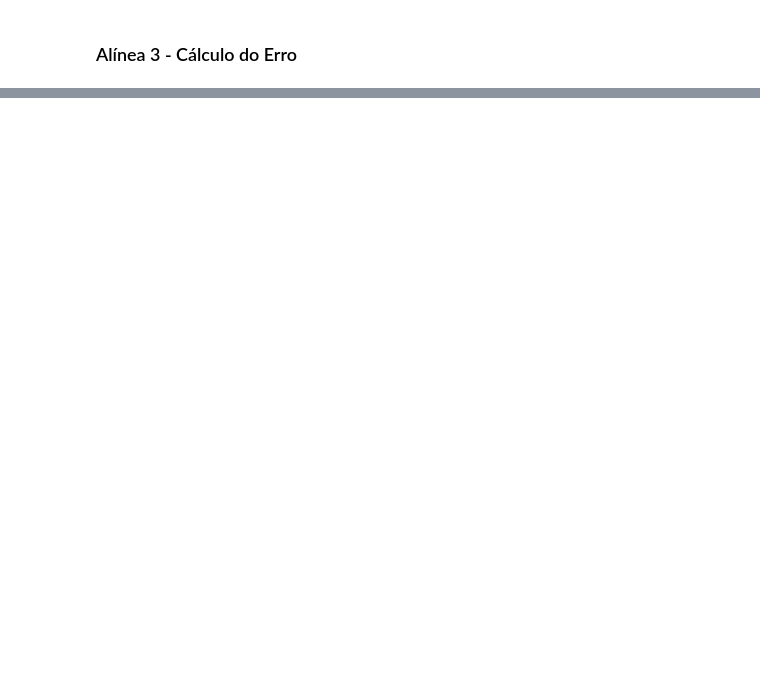
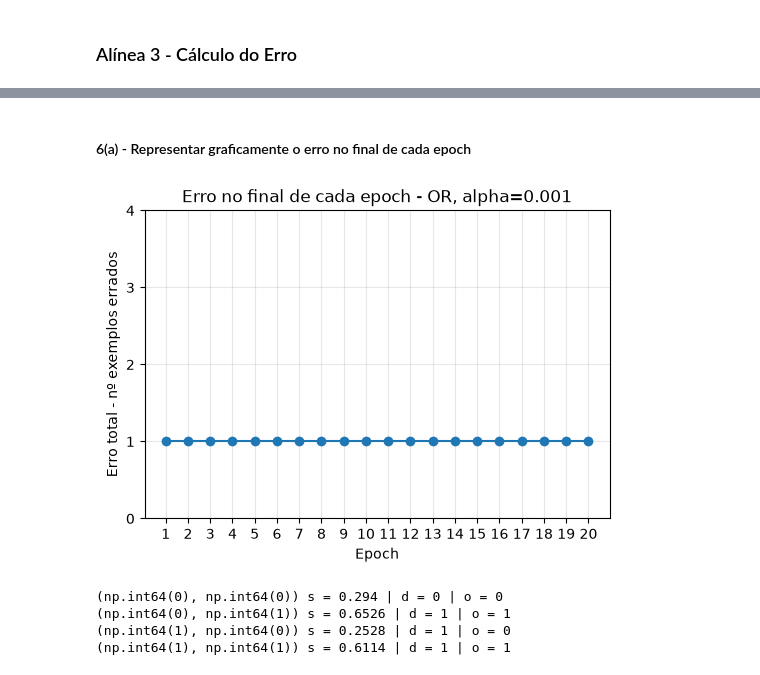
Before and after one commit to Lopes2711/IAA, a Jupyter notebook: sup_learning/sup_learning.ipynb, the cells around one changed output, grey strips where cells are left out. Saved outputs shown, nothing was run; the diff lists cells and outputs as text; code cells hidden in the pictures; blank space fills up the shorter version.

```diff
--- a/sup_learning/sup_learning.ipynb
+++ b/sup_learning/sup_learning.ipynb
@@ -56,3 +64,4 @@ Os elementos de `e` podem ter 3 valores possíveis:
 - -1: indica que o output é 1, mas a resposta desejada seria 0.
 # %%
-e = d - o
+def compute_error(d, o):
+    return d - o
@@ -58,0 +91,48 @@ e = d - o
+# %%
+def train_perceptron(X, d, alpha=10E-4, epochs=20, rng=None):
+    w = init_weights(rng)
+
+    error_history = []
+    weights_history = []
+
+    for epoch in range(epochs):
+        o = compute_outputs(X, w)
+        e = compute_error(d, o)
+        dw = compute_deltas(X, e, alpha)
+        w += dw
+
+        e_new = compute_error(d, compute_outputs(X, w))
+        error_history.append(np.sum(np.abs(e_new)))
+        weights_history.append(w.copy())
+
+    return np.array(weights_history), np.array(error_history)
+# %% [markdown]
+#### 6(a) - Representar graficamente o erro no final de cada epoch
+# %%
+rng = np.random.default_rng(42)
+
+weights_history, error_history = train_perceptron(X, d, rng=rng)
+
+epochs_axis = np.arange(1, len(error_history) + 1)
+
+plt.figure(figsize=(6,4))
+plt.plot(epochs_axis, error_history, marker="o")
+plt.xlabel("Epoch")
+plt.ylabel("Erro total - nº exemplos errados")
+plt.title("Erro no final de cada epoch - OR, alpha=0.001")
+plt.xticks(epochs_axis)
+plt.yticks(range(5))
+plt.grid(True, alpha=0.3)
+plt.show()
+
+
+w = weights_history[-1]  # pesos finais
+for (x1, x2), target in zip(X, d):
+    s = w[0] + w[1] * x1 + w[2] * x2
+    print((x1, x2), "s =", round(s, 4), "| d =", target, "| o =", activation_function(s))
+# %% [output]
+[figure, added]
+(np.int64(0), np.int64(0)) s = 0.294 | d = 0 | o = 0
+(np.int64(0), np.int64(1)) s = 0.6526 | d = 1 | o = 1
+(np.int64(1), np.int64(0)) s = 0.2528 | d = 1 | o = 0
+(np.int64(1), np.int64(1)) s = 0.6114 | d = 1 | o = 1
```
Also changed, not shown: parts of 39 cells of this notebook, 1 other file.
